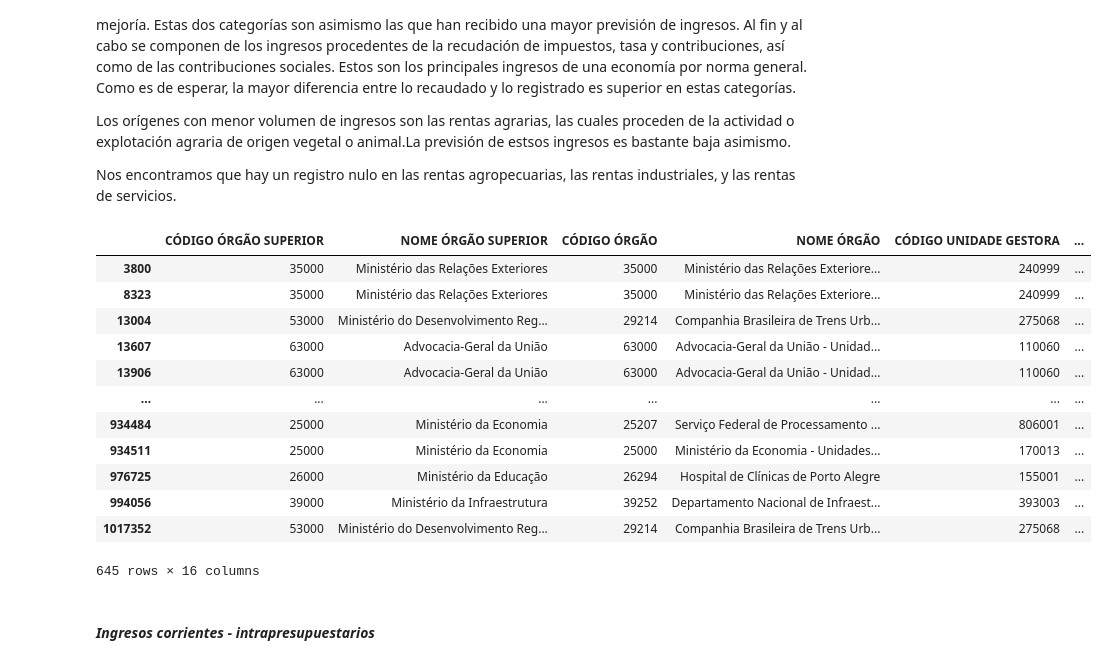
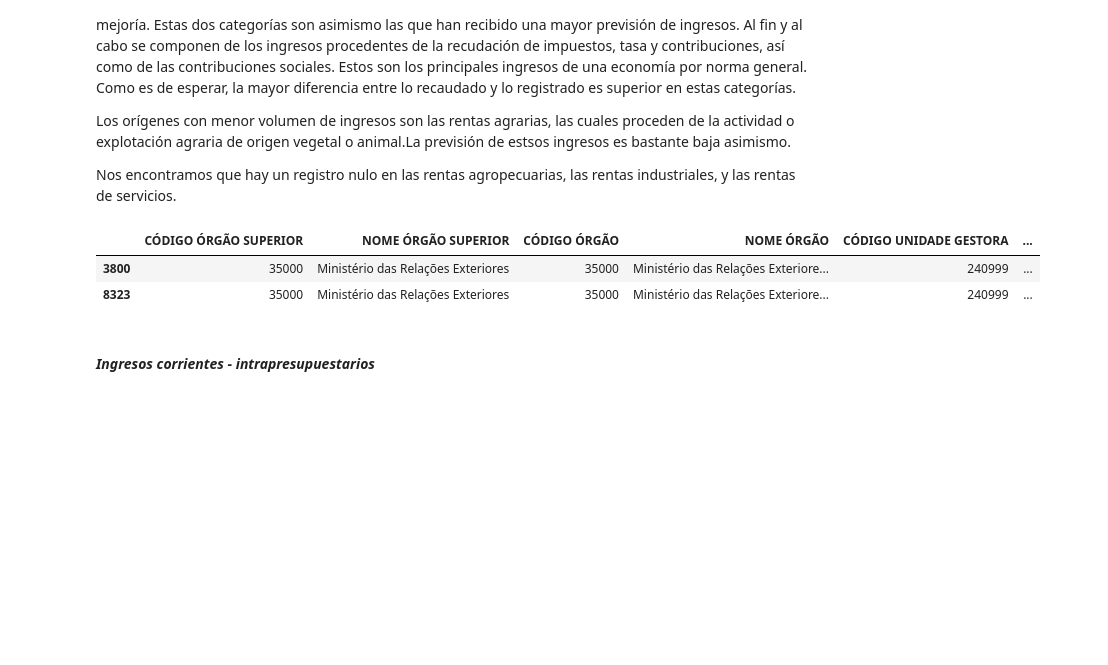
Before and after one commit to Gabijc/Proyecto2-Insights-Brasil, a Jupyter notebook: Análisis_categorías.ipynb, the cells around one changed output. Saved outputs shown, nothing was run; the diff lists cells and outputs as text; code cells hidden in the pictures; blank space fills up the shorter version.

```diff
--- a/Análisis_categorías.ipynb
+++ b/Análisis_categorías.ipynb
@@ -219,21 +229,11 @@ Nos encontramos que hay un registro nulo en las rentas agropecuarias, las rentas
 # %%
 negativos_corrientes = datos_brasil[datos_brasil["ORIGEM RECEITA"] == "Receitas Correntes - a classificar"]
 neg = negativos_corrientes[negativos_corrientes["VALOR REALIZADO"] < 0]
-neg
+neg.head(2)
 # %% [output]
 |  | CÓDIGO ÓRGÃO SUPERIOR | NOME ÓRGÃO SUPERIOR | CÓDIGO ÓRGÃO | NOME ÓRGÃO | CÓDIGO UNIDADE GESTORA | ... |
 | 3800 | 35000 | Ministério das Relações Exteriores | 35000 | Ministério das Relações Exteriore... | 240999 | ... |
 | 8323 | 35000 | Ministério das Relações Exteriores | 35000 | Ministério das Relações Exteriore... | 240999 | ... |
-| 13004 | 53000 | Ministério do Desenvolvimento Reg... | 29214 | Companhia Brasileira de Trens Urb... | 275068 | ... |
-| 13607 | 63000 | Advocacia-Geral da União | 63000 | Advocacia-Geral da União - Unidad... | 110060 | ... |
-| 13906 | 63000 | Advocacia-Geral da União | 63000 | Advocacia-Geral da União - Unidad... | 110060 | ... |
-| ... | ... | ... | ... | ... | ... | ... |
-| 934484 | 25000 | Ministério da Economia | 25207 | Serviço Federal de Processamento ... | 806001 | ... |
-| 934511 | 25000 | Ministério da Economia | 25000 | Ministério da Economia - Unidades... | 170013 | ... |
-| 976725 | 26000 | Ministério da Educação | 26294 | Hospital de Clínicas de Porto Alegre | 155001 | ... |
-| 994056 | 39000 | Ministério da Infraestrutura | 39252 | Departamento Nacional de Infraest... | 393003 | ... |
-| 1017352 | 53000 | Ministério do Desenvolvimento Reg... | 29214 | Companhia Brasileira de Trens Urb... | 275068 | ... |
-645 rows × 16 columns
 # %% [markdown]
 #### *Ingresos corrientes - intrapresupuestarios*
 # %%
```
Also changed, not shown: parts of 13 cells of this notebook, 12 other files.
